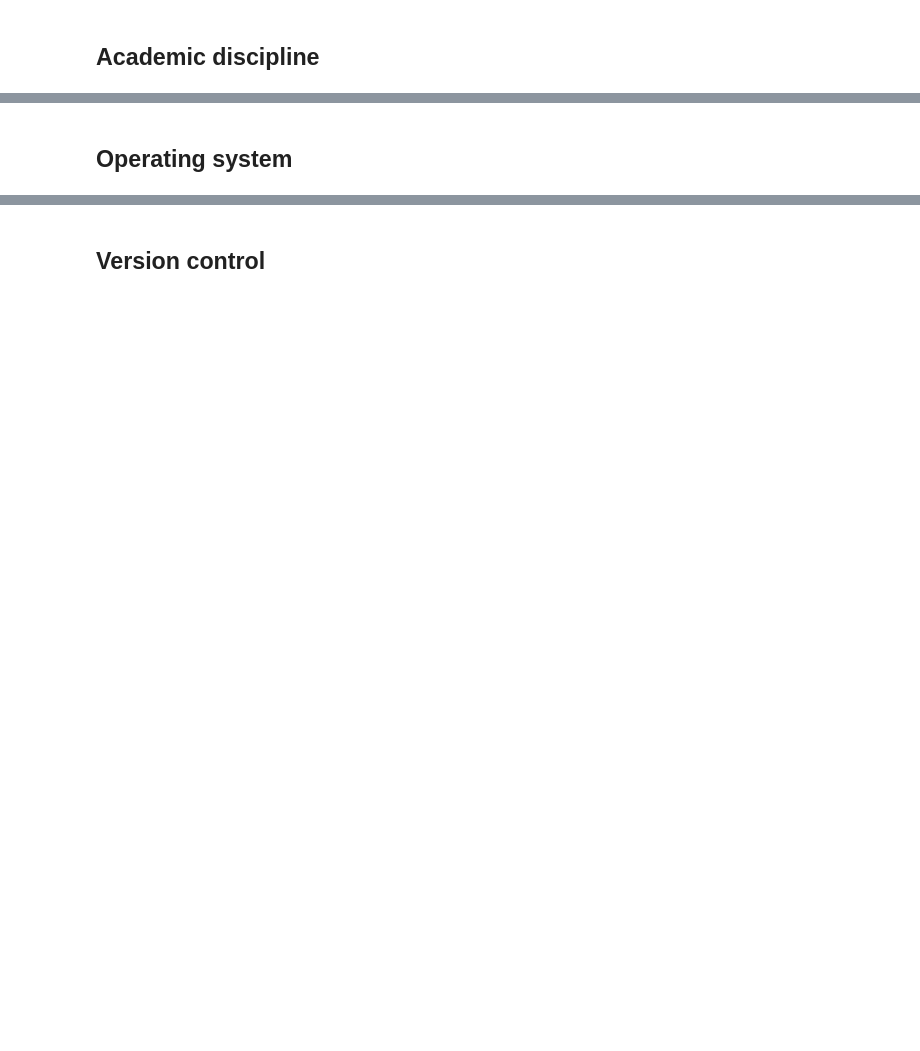
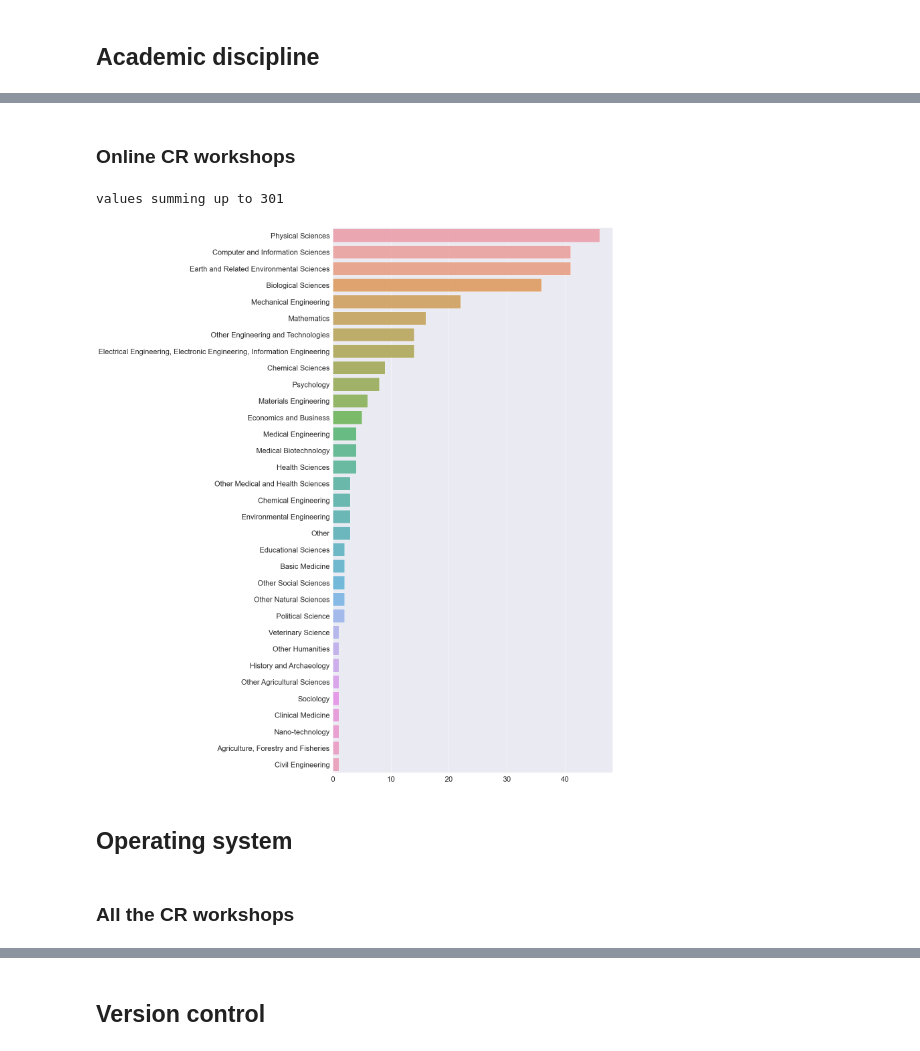
Before and after one commit to coderefinery/pre-workshop-survey, a Jupyter notebook: survey-analysis.ipynb, the cells around one changed output, grey strips where cells are left out. Drawn from its saved outputs; the diff is of its cells as text; code cells hidden in the pictures; blank space fills up the shorter version.

Commit message:
kept only survey-analysis note to include analysis on online ones

```diff
--- a/survey-analysis.ipynb
+++ b/survey-analysis.ipynb
@@ -49,6 +49,18 @@ def extract_counts(approx_column_text):
     values = [counts[k] for k in keys]
     return keys, values
 
+# define an additional function to focus on online-workshops
+def extract_counts_online(approx_column_text):
+    counts_indico = extract_helper(df_indico_online, approx_column_text)
+    combined = dict(Counter(counts_indico))
+    counts = dict(sorted(combined.items(), key=lambda item: item[1], reverse=True))
+    if "Mac OS X" in counts.keys():
+        counts["macOS"] += counts["Mac OS X"]
+        del counts["Mac OS X"]
+    keys = list(counts.keys())
+    values = [counts[k] for k in keys]
+    return keys, values
+
 def split_on_semicolon(keys, values):
     counts = defaultdict(int)
     for i, key in enumerate(keys):
@@ -104,5 +148,20 @@ values summing up to 838
+# %% [markdown]
+### Online CR workshops
+# %%
+f, ax = plt.subplots(figsize=(15, 30))
+
+keys, values = extract_counts_online("academic discipline")
+sns.barplot(y=keys, x=values, alpha=0.8)
+f.savefig("figures/discipline-online.png", bbox_inches = 'tight')
+
+print(f"values summing up to {sum(values)}")
+# %% [output]
+values summing up to 301
+[figure, added]
 # %% [markdown]
 ## Operating system
+# %% [markdown]
+### All the CR workshops
 # %%
 f, ax = plt.subplots(figsize=(15, 10))
 
```
Also changed, not shown: parts of 45 cells of this notebook, 16 other files.
